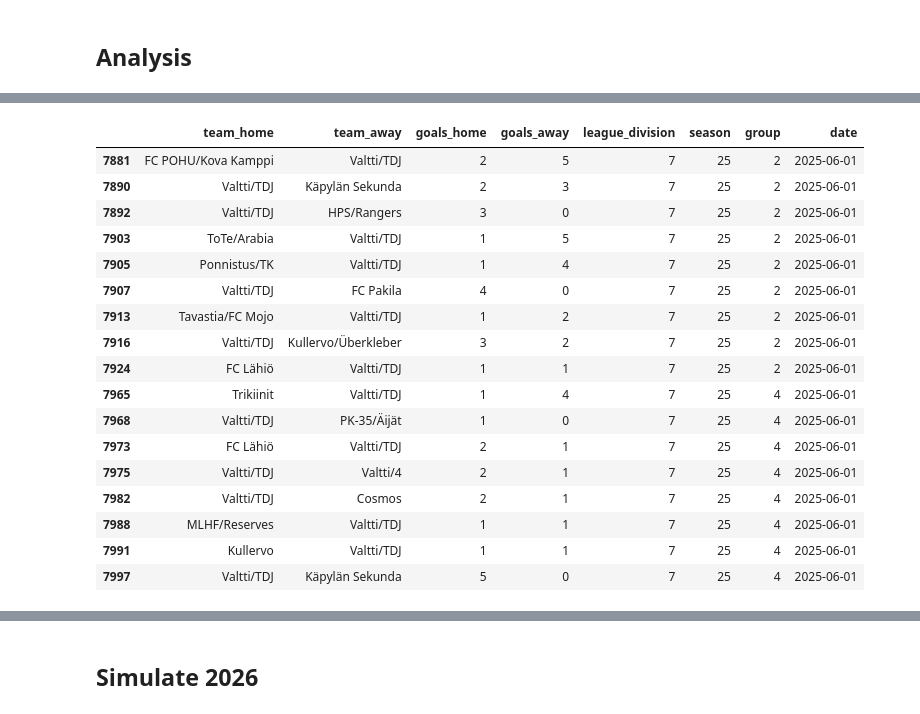
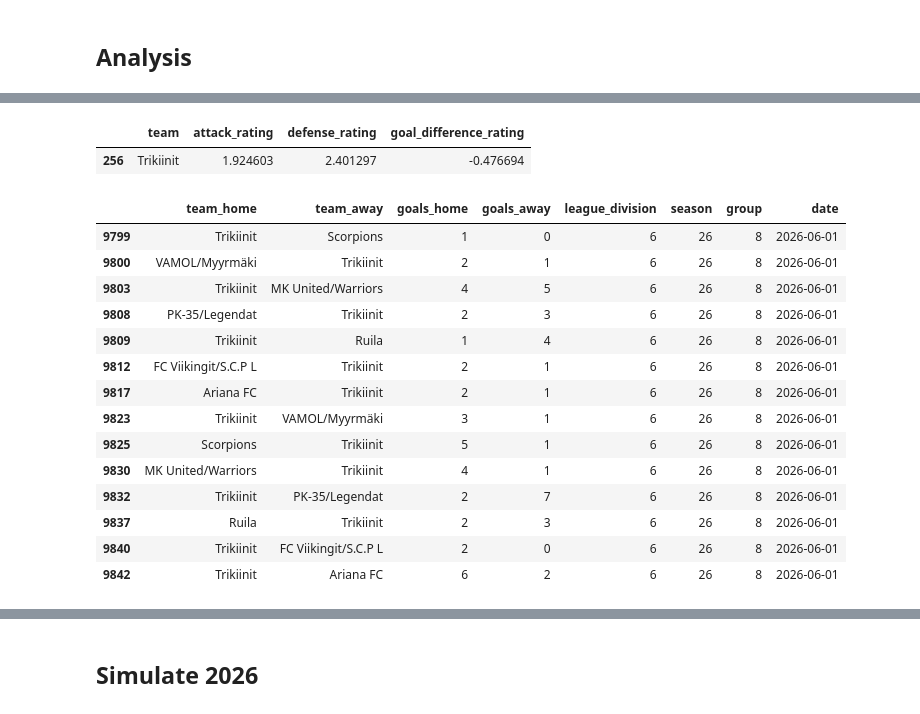
Before and after one commit to jaksticks/match_prediction, a Jupyter notebook: notebooks/palloliitto_analysis.ipynb, the cells around one changed output, grey strips where cells are left out. Drawn from its saved outputs; the diff is of its cells as text; code cells hidden in the pictures.

```diff
--- a/notebooks/palloliitto_analysis.ipynb
+++ b/notebooks/palloliitto_analysis.ipynb
@@ -495,3 +497,7 @@ df
 | 8860 | AS RaPe | KOPSE/CRPS FC | 2 | 0 | 7 | 20 | 5 |
 | 8861 | Cosmos | AS RaPe | 2 | 1 | 7 | 20 | 5 |
 8862 rows × 7 columns
+# %%
+aux_df = pd.read_csv("../data/finland_5_6_7_divisions_results_26.csv")
+df = pd.concat([df, aux_df], ignore_index=True)
+df
@@ -935,21 +892,23 @@ Name: 248, dtype: object
+# %%
+ratings_df[ratings_df.team=='Trikiinit']
+# %% [output]
+|  | team | attack_rating | defense_rating | goal_difference_rating |
+| 256 | Trikiinit | 1.924603 | 2.401297 | -0.476694 |
 # %%
-df[(df.team_home=='Valtti/TDJ') | (df.team_away=='Valtti/TDJ')]
+df[((df.team_home=='Trikiinit') | (df.team_away=='Trikiinit')) & (df.season==26)]
 # %% [output]
 |  | team_home | team_away | goals_home | goals_away | league_division | season | group | date |
-| 7881 | FC POHU/Kova Kamppi | Valtti/TDJ | 2 | 5 | 7 | 25 | 2 | 2025-06-01 |
-| 7890 | Valtti/TDJ | Käpylän Sekunda | 2 | 3 | 7 | 25 | 2 | 2025-06-01 |
-| 7892 | Valtti/TDJ | HPS/Rangers | 3 | 0 | 7 | 25 | 2 | 2025-06-01 |
-| 7903 | ToTe/Arabia | Valtti/TDJ | 1 | 5 | 7 | 25 | 2 | 2025-06-01 |
-| 7905 | Ponnistus/TK | Valtti/TDJ | 1 | 4 | 7 | 25 | 2 | 2025-06-01 |
-| 7907 | Valtti/TDJ | FC Pakila | 4 | 0 | 7 | 25 | 2 | 2025-06-01 |
-| 7913 | Tavastia/FC Mojo | Valtti/TDJ | 1 | 2 | 7 | 25 | 2 | 2025-06-01 |
-| 7916 | Valtti/TDJ | Kullervo/Überkleber | 3 | 2 | 7 | 25 | 2 | 2025-06-01 |
-| 7924 | FC Lähiö | Valtti/TDJ | 1 | 1 | 7 | 25 | 2 | 2025-06-01 |
-| 7965 | Trikiinit | Valtti/TDJ | 1 | 4 | 7 | 25 | 4 | 2025-06-01 |
-| 7968 | Valtti/TDJ | PK-35/Äijät | 1 | 0 | 7 | 25 | 4 | 2025-06-01 |
-| 7973 | FC Lähiö | Valtti/TDJ | 2 | 1 | 7 | 25 | 4 | 2025-06-01 |
-| 7975 | Valtti/TDJ | Valtti/4 | 2 | 1 | 7 | 25 | 4 | 2025-06-01 |
-| 7982 | Valtti/TDJ | Cosmos | 2 | 1 | 7 | 25 | 4 | 2025-06-01 |
-| 7988 | MLHF/Reserves | Valtti/TDJ | 1 | 1 | 7 | 25 | 4 | 2025-06-01 |
-| 7991 | Kullervo | Valtti/TDJ | 1 | 1 | 7 | 25 | 4 | 2025-06-01 |
-| 7997 | Valtti/TDJ | Käpylän Sekunda | 5 | 0 | 7 | 25 | 4 | 2025-06-01 |
+| 9799 | Trikiinit | Scorpions | 1 | 0 | 6 | 26 | 8 | 2026-06-01 |
+| 9800 | VAMOL/Myyrmäki | Trikiinit | 2 | 1 | 6 | 26 | 8 | 2026-06-01 |
+| 9803 | Trikiinit | MK United/Warriors | 4 | 5 | 6 | 26 | 8 | 2026-06-01 |
+| 9808 | PK-35/Legendat | Trikiinit | 2 | 3 | 6 | 26 | 8 | 2026-06-01 |
+| 9809 | Trikiinit | Ruila | 1 | 4 | 6 | 26 | 8 | 2026-06-01 |
+| 9812 | FC Viikingit/S.C.P L | Trikiinit | 2 | 1 | 6 | 26 | 8 | 2026-06-01 |
+| 9817 | Ariana FC | Trikiinit | 2 | 1 | 6 | 26 | 8 | 2026-06-01 |
+| 9823 | Trikiinit | VAMOL/Myyrmäki | 3 | 1 | 6 | 26 | 8 | 2026-06-01 |
+| 9825 | Scorpions | Trikiinit | 5 | 1 | 6 | 26 | 8 | 2026-06-01 |
+| 9830 | MK United/Warriors | Trikiinit | 4 | 1 | 6 | 26 | 8 | 2026-06-01 |
+| 9832 | Trikiinit | PK-35/Legendat | 2 | 7 | 6 | 26 | 8 | 2026-06-01 |
+| 9837 | Ruila | Trikiinit | 2 | 3 | 6 | 26 | 8 | 2026-06-01 |
+| 9840 | Trikiinit | FC Viikingit/S.C.P L | 2 | 0 | 6 | 26 | 8 | 2026-06-01 |
+| 9842 | Trikiinit | Ariana FC | 6 | 2 | 6 | 26 | 8 | 2026-06-01 |
```
Also changed, not shown: parts of 51 cells of this notebook, 22 other files.
